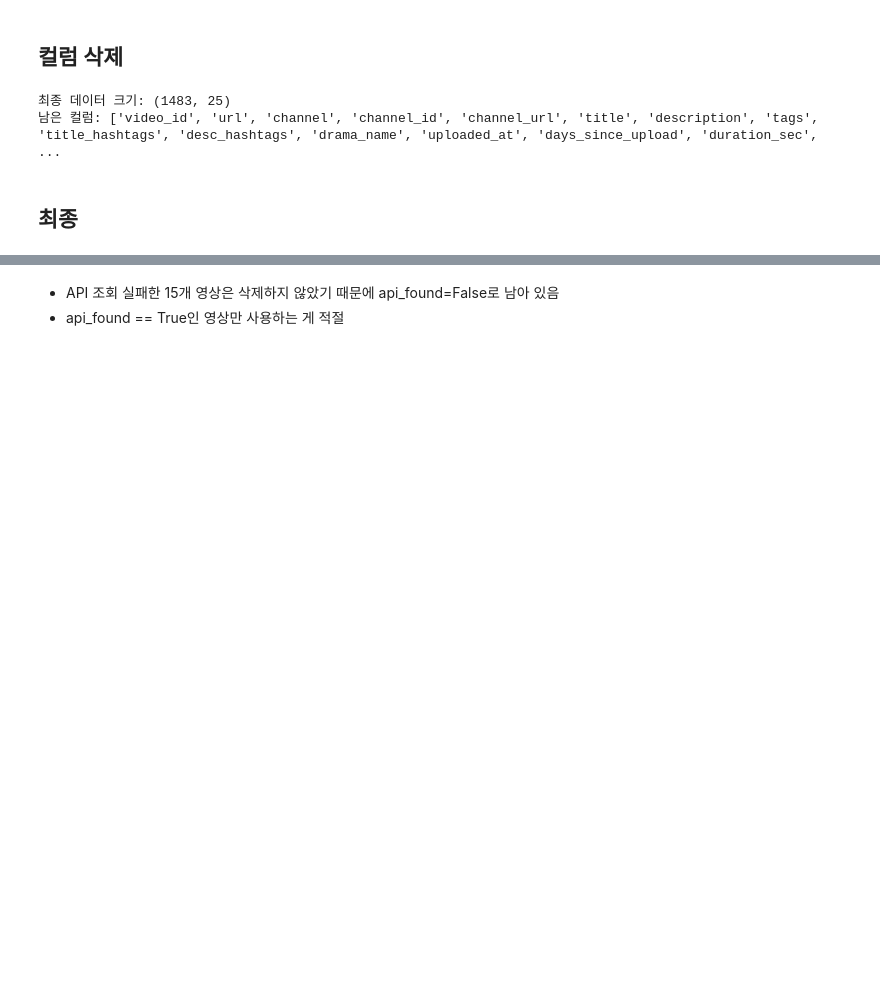
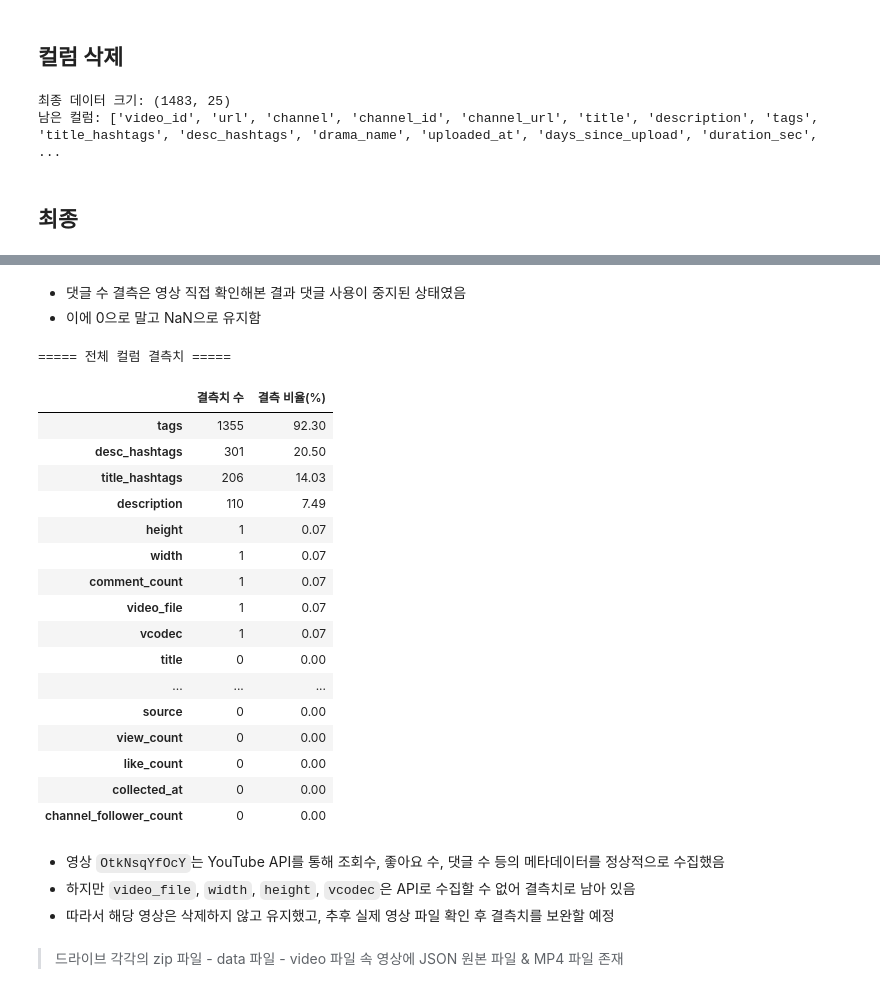
Before and after one commit to yuhui-0611/Unstructured-Data-Analysis, a Jupyter notebook: UDA_project_Data_API.ipynb, the cells around one changed output, grey strips where cells are left out. Drawn from its saved outputs; the diff is of its cells as text; code cells hidden in the pictures; blank space fills up the shorter version.

```diff
--- a/UDA_project_Data_API.ipynb
+++ b/UDA_project_Data_API.ipynb
@@ -1068,6 +1067,15 @@ print('남은 컬럼:', merged.columns.tolist())
 # %% [output]
 최종 데이터 크기: (1483, 25)
 남은 컬럼: ['video_id', 'url', 'channel', 'channel_id', 'channel_url', 'title', 'description', 'tags', 'title_hashtags', 'desc_hashtags', 'drama_name', 'uploaded_at', 'days_since_upload', 'duration_sec',  ...
+# %%
+# 1. API 조회 실패 영상 제거
+merged = merged[merged['api_found'] == True].copy()
+
+# 2. 불필요한 컬럼 제거
+drop_cols = ['api_found']
+
+merged = merged.drop(columns=drop_cols, errors='ignore')
+merged = merged.reset_index(drop=True)
 # %% [markdown]
 ## 최종
 # %%
@@ -1112,3 +1102,36 @@ dtype: int64
-# %% [markdown]
-- API 조회 실패한 15개 영상은 삭제하지 않았기 때문에 api_found=False로 남아 있음
-- api_found == True인 영상만 사용하는 게 적절
+# %% [markdown]
+- 댓글 수 결측은 영상 직접 확인해본 결과 댓글 사용이 중지된 상태였음
+- 이에 0으로 말고 NaN으로 유지함
+# %%
+missing = pd.DataFrame({
+    '결측치 수': merged.isna().sum(),
+    '결측 비율(%)': (merged.isna().mean() * 100).round(2)
+})
+
+print('\n===== 전체 컬럼 결측치 =====')
+display(missing.sort_values('결측치 수', ascending=False))
+# %% [output]
+===== 전체 컬럼 결측치 =====
+|  | 결측치 수 | 결측 비율(%) |
+| tags | 1355 | 92.30 |
+| desc_hashtags | 301 | 20.50 |
+| title_hashtags | 206 | 14.03 |
+| description | 110 | 7.49 |
+| height | 1 | 0.07 |
+| width | 1 | 0.07 |
+| comment_count | 1 | 0.07 |
+| video_file | 1 | 0.07 |
+| vcodec | 1 | 0.07 |
+| title | 0 | 0.00 |
+| ... | ... | ... |
+| source | 0 | 0.00 |
+| view_count | 0 | 0.00 |
+| like_count | 0 | 0.00 |
+| collected_at | 0 | 0.00 |
+| channel_follower_count | 0 | 0.00 |
+# %% [markdown]
+- 영상 `OtkNsqYfOcY`는 YouTube API를 통해 조회수, 좋아요 수, 댓글 수 등의 메타데이터를 정상적으로 수집했음
+- 하지만 `video_file`, `width`, `height`, `vcodec`은 API로 수집할 수 없어 결측치로 남아 있음
+- 따라서 해당 영상은 삭제하지 않고 유지했고, 추후 실제 영상 파일 확인 후 결측치를 보완할 예정
+# %% [markdown]
+> 드라이브 각각의 zip 파일 - data 파일 - video 파일 속 영상에 JSON 원본 파일 & MP4 파일 존재
```
Also changed, not shown: parts of 7 cells of this notebook.
